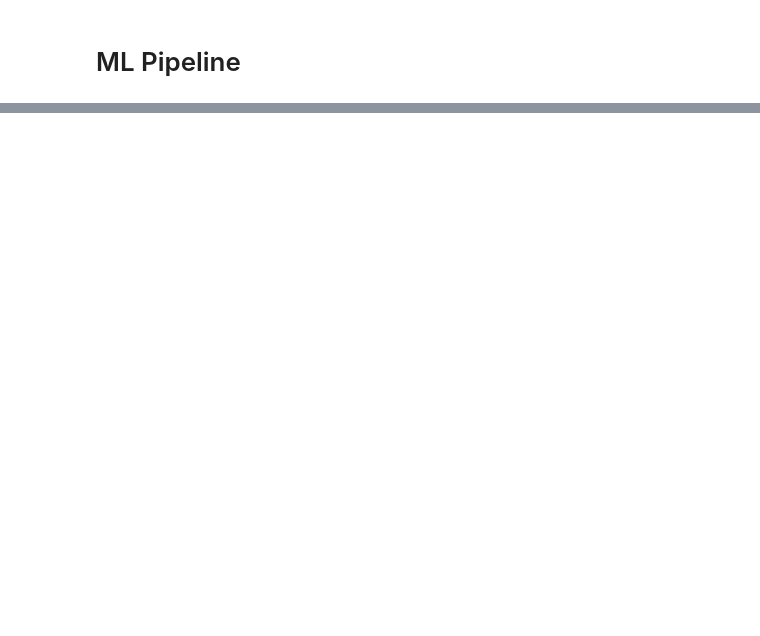
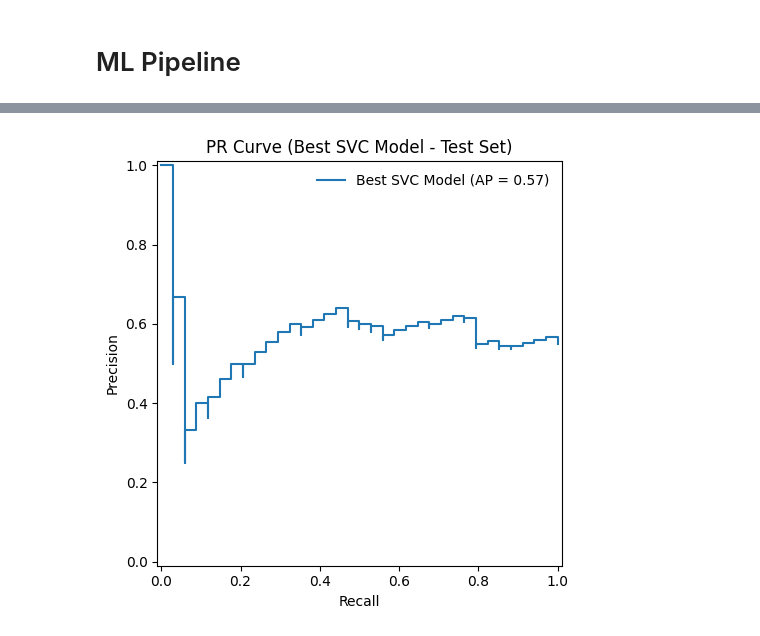
Before and after one commit to armankhoshnevis/Anxiety_Detection, a Jupyter notebook: SVC_Imblearn_Pipeline_Preliminary.ipynb, the cells around one changed output, grey strips where cells are left out. Saved outputs shown, nothing was run; the diff lists cells and outputs as text; code cells hidden in the pictures; blank space fills up the shorter version.

```diff
--- a/SVC_Imblearn_Pipeline_Preliminary.ipynb
+++ b/SVC_Imblearn_Pipeline_Preliminary.ipynb
@@ -426,0 +385,88 @@ weighted avg       0.60      0.58      0.58        62
+# %%
+# Plot the PR curve for the best model on the test set
+y_test_scores = best_model.decision_function(X_test)
+avg_precision = average_precision_score(y_test, y_test_scores)
+
+fig, ax = plt.subplots(figsize=(8, 5))
+PrecisionRecallDisplay.from_predictions(
+    y_test,
+    y_test_scores,
+    name=f"Best SVC Model",
+    ax=ax
+)
+
+ax.set(
+    xlabel="Recall",
+    ylabel="Precision",
+    title="PR Curve (Best SVC Model - Test Set)"
+)
+plt.legend(frameon=False)
+plt.tight_layout()
+plt.show()
+
+# Plot the PR across CV folds for the best model
+mean_recall = np.linspace(0, 1, 100)
+precisions = []
+aps = []
+
+fig, ax = plt.subplots(figsize=(6, 5))
+
+for fold_idx, (tr_idx, va_idx) in enumerate(cv.split(X_train, y_train), start=1):
+    X_tr, X_va = X_train.iloc[tr_idx], X_train.iloc[va_idx]
+    y_tr, y_va = y_train.iloc[tr_idx], y_train.iloc[va_idx]
+
+    temp_model = clone(best_model)
+    temp_model.fit(X_tr, y_tr)
+
+    y_score = temp_model.decision_function(X_va)
+
+    precision, recall, _ = precision_recall_curve(y_va, y_score)
+    ap = average_precision_score(y_va, y_score)
+    aps.append(ap)
+
+    precision_interp = np.interp(mean_recall, recall[::-1], precision[::-1])
+    precisions.append(precision_interp)
+
+    ax.plot(
+        recall,
+        precision,
+        lw=1,
+        alpha=0.35,
+        label=f"Fold {fold_idx} (AP = {ap:.3f})"
+    )
+
+# Plot mean PR curve
+precisions = np.array(precisions)
+mean_precision = precisions.mean(axis=0)
+std_precision = precisions.std(axis=0)
+
+mean_ap = np.mean(aps)
+std_ap = np.std(aps)
+
+ax.plot(
+    mean_recall,
+    mean_precision,
+    lw=2.5,
+    label=f"Mean PR (AP = {mean_ap:.3f} ± {std_ap:.3f})"
+)
+
+ax.fill_between(
+    mean_recall,
+    np.clip(mean_precision - std_precision, 0, 1),
+    np.clip(mean_precision + std_precision, 0, 1),
+    alpha=0.2,
+    label="±1 std. dev."
+)
+
+ax.set(
+    xlabel="Recall",
+    ylabel="Precision",
+    title="Precision–Recall Across CV Folds (Best Model)",
+    xlim=[-0.05, 1.05],
+    ylim=[-0.5, 1.05]
+)
+ax.legend(loc="lower right", frameon=False)
+plt.tight_layout()
+plt.show()
+# %% [output]
+[figure, added]
```
Also changed, not shown: parts of 12 cells of this notebook, 1 other file.
